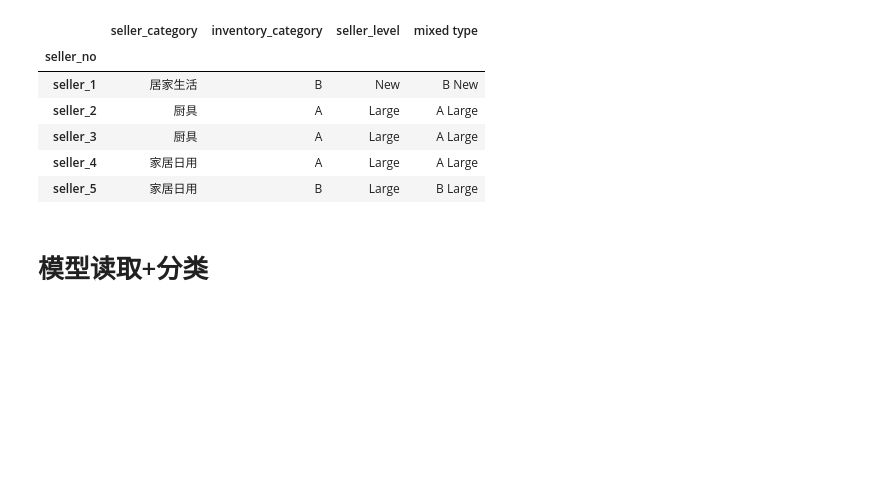
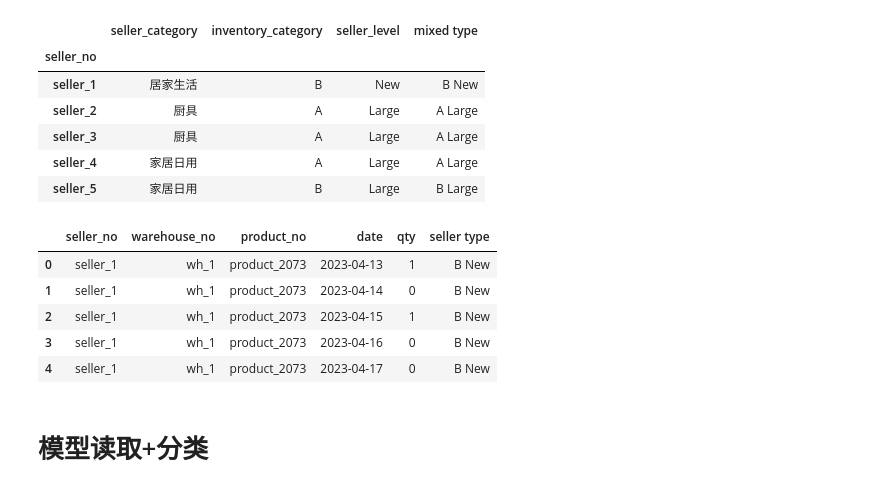
Before and after one commit to XDzzzzzZyq/MathorCup-2023-B, a Jupyter notebook: Ques2.ipynb, the cells around one changed output. Drawn from its saved outputs; the diff is of its cells as text; code cells hidden in the pictures; blank space fills up the shorter version.

```diff
--- a/Ques2.ipynb
+++ b/Ques2.ipynb
@@ -49,6 +49,14 @@ seller_type.head()
 | seller_5 | 家居日用 | B | Large | B Large |
 # %%
 data["seller type"] = seller_type.loc[data["seller_no"]]["mixed type"].values
+data.head()
+# %% [output]
+|  | seller_no | warehouse_no | product_no | date | qty | seller type |
+| 0 | seller_1 | wh_1 | product_2073 | 2023-04-13 | 1 | B New |
+| 1 | seller_1 | wh_1 | product_2073 | 2023-04-14 | 0 | B New |
+| 2 | seller_1 | wh_1 | product_2073 | 2023-04-15 | 1 | B New |
+| 3 | seller_1 | wh_1 | product_2073 | 2023-04-16 | 0 | B New |
+| 4 | seller_1 | wh_1 | product_2073 | 2023-04-17 | 0 | B New |
 # %% [markdown]
 # 模型读取+分类
 # %%
```
Also changed, not shown: parts of 6 cells of this notebook, 1 other file.
